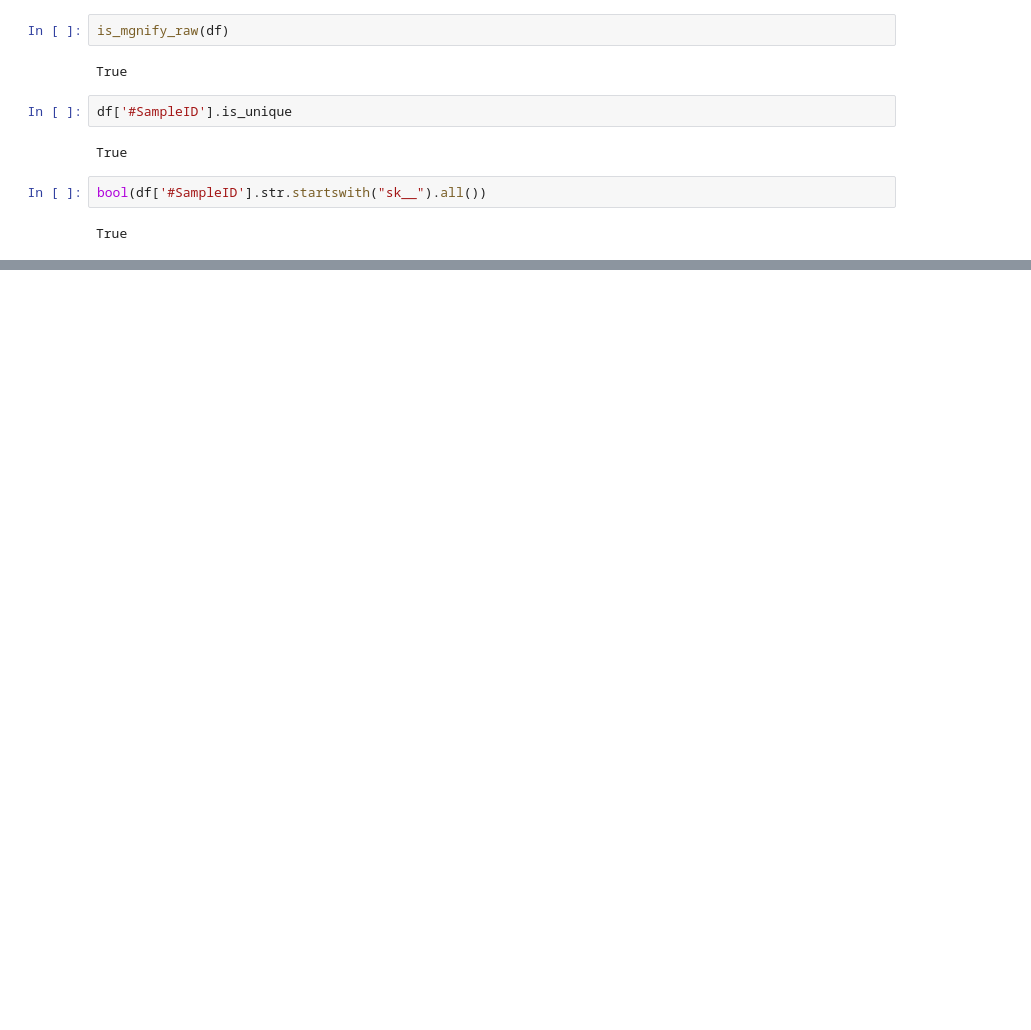
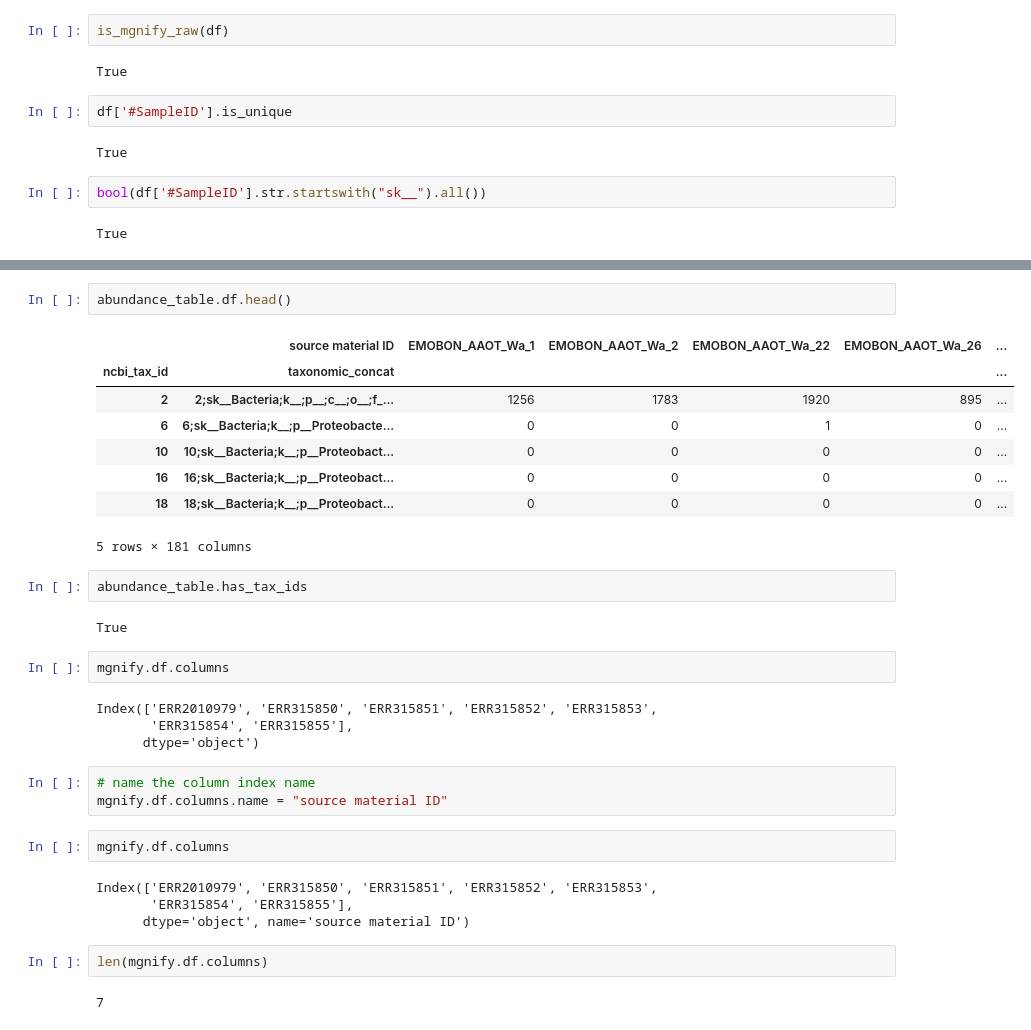
Before and after one commit to emo-bon/momics-demos, a Jupyter notebook: wfs_extra/scripts/mgnify/test_mgnify_oop.ipynb, the cells around one changed output, grey strips where cells are left out. Cells and saved outputs as stored; diff of their text form; blank space fills up the shorter version.

```diff
--- a/wfs_extra/scripts/mgnify/test_mgnify_oop.ipynb
+++ b/wfs_extra/scripts/mgnify/test_mgnify_oop.ipynb
@@ -81,0 +176,34 @@ True
+# %%
+abundance_table.df.head()
+# %% [output]
+|  | source material ID | EMOBON_AAOT_Wa_1 | EMOBON_AAOT_Wa_2 | EMOBON_AAOT_Wa_22 | EMOBON_AAOT_Wa_26 | ... |
+| ncbi_tax_id | taxonomic_concat |  |  |  |  | ... |
+| 2 | 2;sk__Bacteria;k__;p__;c__;o__;f_... | 1256 | 1783 | 1920 | 895 | ... |
+| 6 | 6;sk__Bacteria;k__;p__Proteobacte... | 0 | 0 | 1 | 0 | ... |
+| 10 | 10;sk__Bacteria;k__;p__Proteobact... | 0 | 0 | 0 | 0 | ... |
+| 16 | 16;sk__Bacteria;k__;p__Proteobact... | 0 | 0 | 0 | 0 | ... |
+| 18 | 18;sk__Bacteria;k__;p__Proteobact... | 0 | 0 | 0 | 0 | ... |
+5 rows × 181 columns
+# %%
+abundance_table.has_tax_ids
+# %% [output]
+True
+# %%
+mgnify.df.columns
+# %% [output]
+Index(['ERR2010979', 'ERR315850', 'ERR315851', 'ERR315852', 'ERR315853',
+       'ERR315854', 'ERR315855'],
+      dtype='object')
+# %%
+# name the column index name
+mgnify.df.columns.name = "source material ID"
+# %%
+mgnify.df.columns
+# %% [output]
+Index(['ERR2010979', 'ERR315850', 'ERR315851', 'ERR315852', 'ERR315853',
+       'ERR315854', 'ERR315855'],
+      dtype='object', name='source material ID')
+# %%
+len(mgnify.df.columns)
+# %% [output]
+7
```
Also changed, not shown: parts of 16 cells of this notebook, 5 other files.
